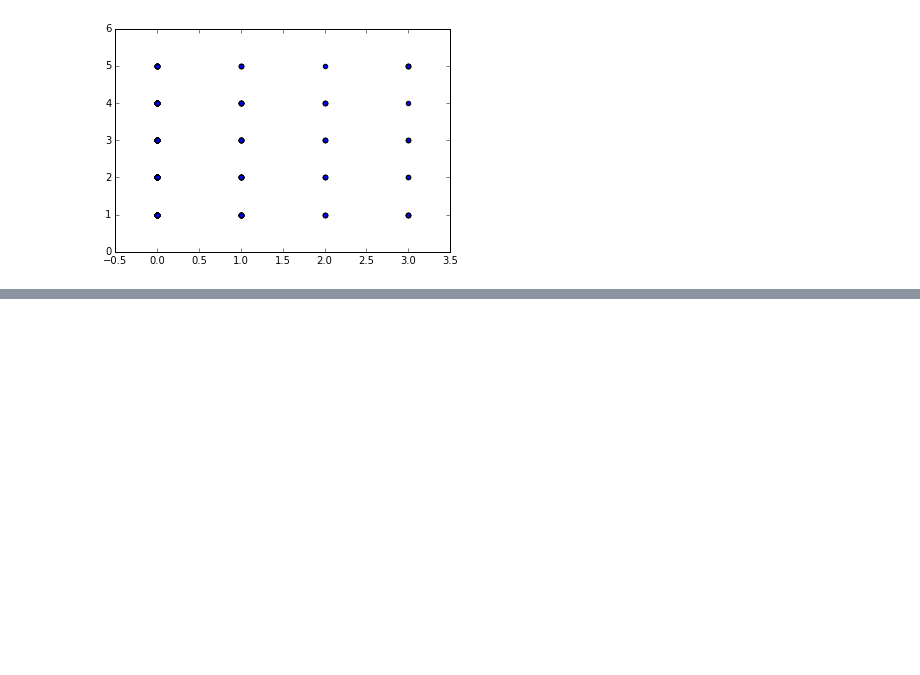
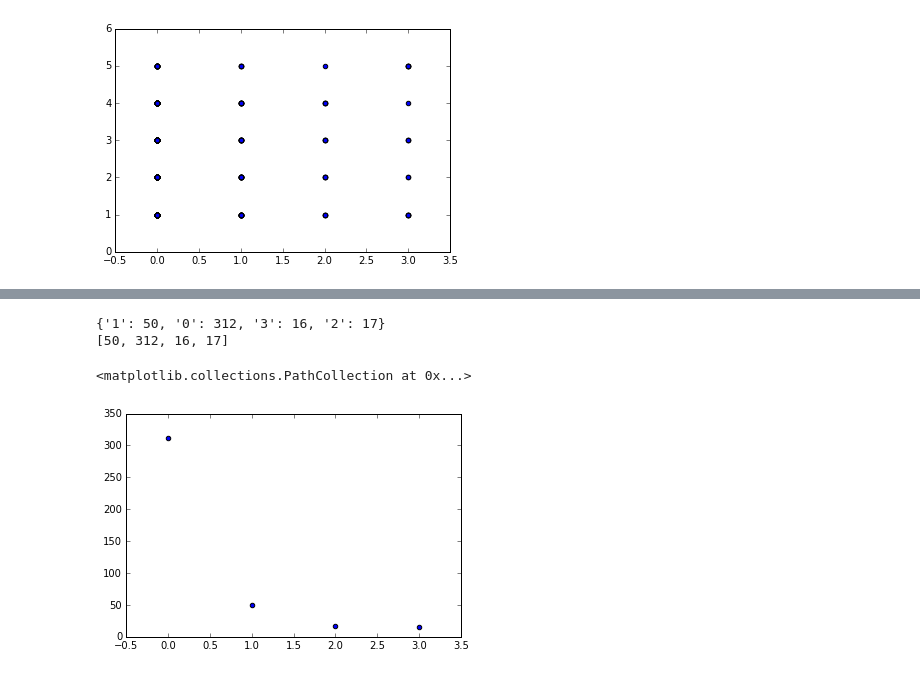
Before and after one commit to jtirila/data-exploration-snippets, a Jupyter notebook: case-studies/student-alcohol-consumption/student-alcohol-consumption.ipynb, the cells around one changed output, grey strips where cells are left out. Cells and saved outputs as stored; diff of their text form; code cells hidden in the pictures; blank space fills up the shorter version.

```diff
--- a/case-studies/student-alcohol-consumption/student-alcohol-consumption.ipynb
+++ b/case-studies/student-alcohol-consumption/student-alcohol-consumption.ipynb
@@ -72,0 +111,12 @@ So it turns out these kinds of scatterplots are almost completely useless for th
+# %%
+failure_dcalc_averages = partitioned_averages(data, 14, 26)
+print(failure_dcalc_averages)
+keys = list(failure_dcalc_averages.keys())
+values = list(failure_dcalc_averages.values())
+print(values)
+plt.scatter(keys, values)
+# %% [output]
+{'1': 50, '0': 312, '3': 16, '2': 17}
+[50, 312, 16, 17]
+<matplotlib.collections.PathCollection at 0x...>
+[figure, added]
```
Also changed, not shown: parts of 4 cells of this notebook.
